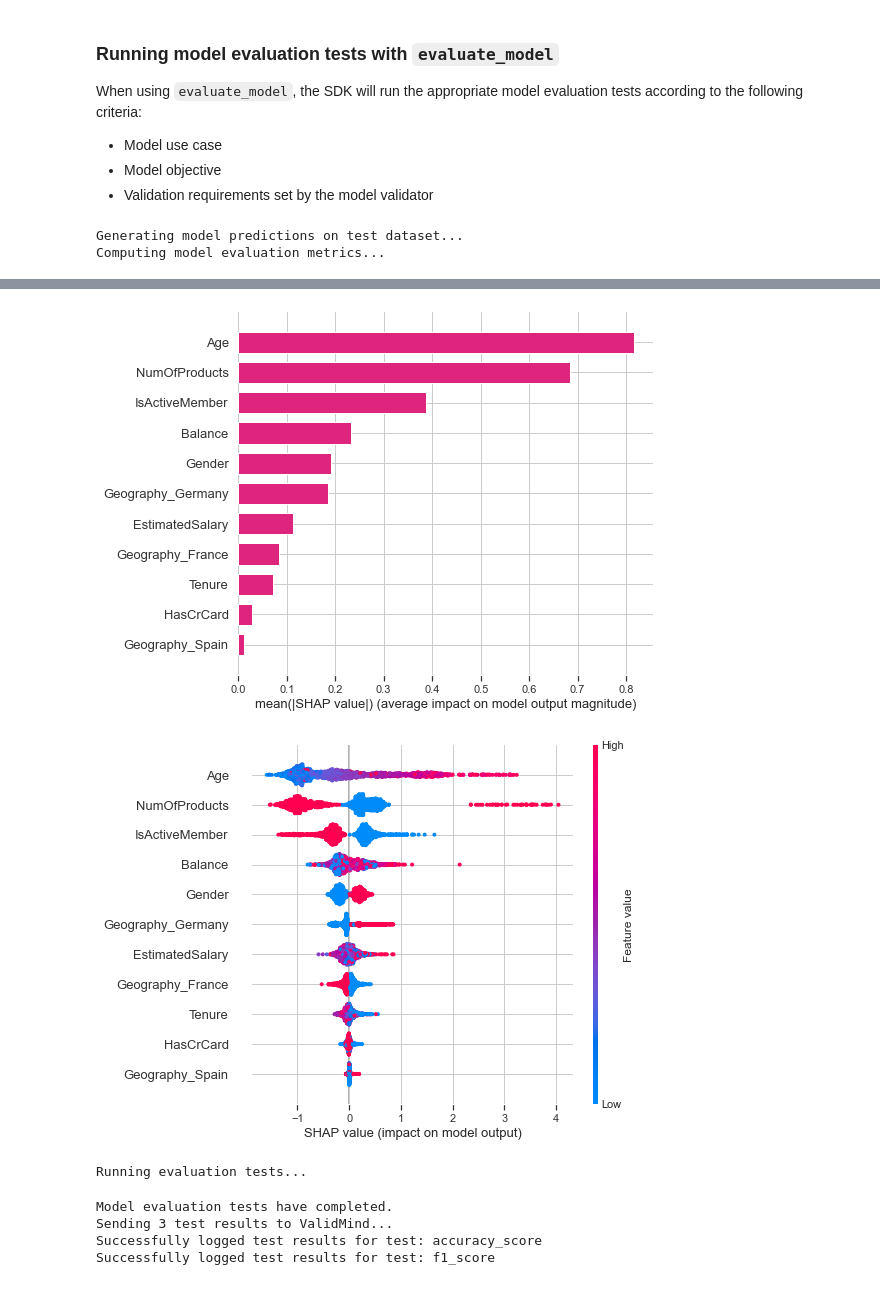
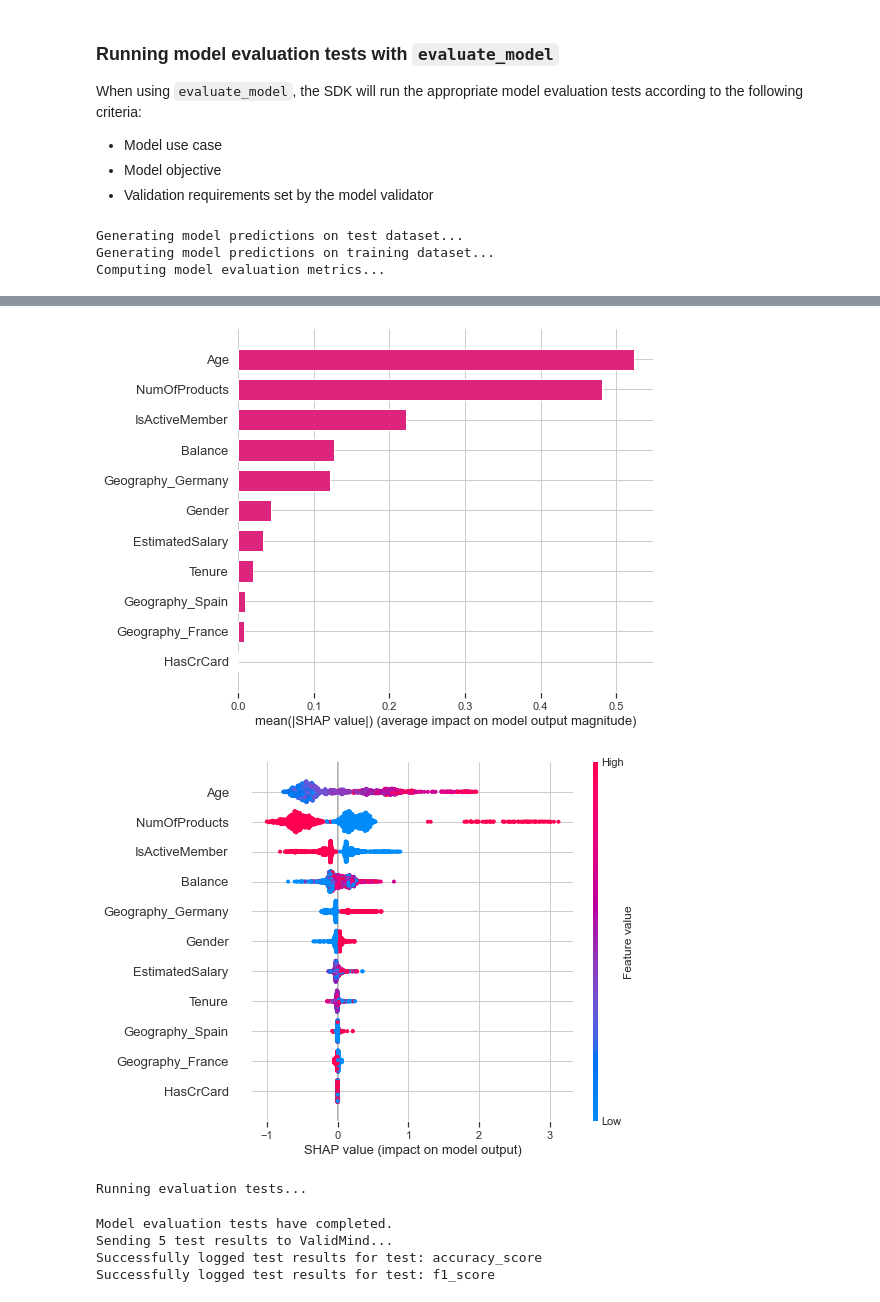
Before and after one commit to validmind/developer-framework, a Jupyter notebook: notebooks/intro.ipynb, the cells around one changed output, grey strips where cells are left out. Drawn from its saved outputs; the diff is of its cells as text; code cells hidden in the pictures.

Commit message:
Add two new train/test tests

```diff
--- a/notebooks/intro.ipynb
+++ b/notebooks/intro.ipynb
@@ -310,9 +310,10 @@ When using `evaluate_model`, the SDK will run the appropriate model evaluation t
 - Model objective
 - Validation requirements set by the model validator
 # %%
-eval_results = vm.evaluate_model(xgb_model, test_set=(x_test, y_test))
+eval_results = vm.evaluate_model(xgb_model, test_set=(x_test, y_test), train_set=(x_train, y_train))
 # %% [output]
 Generating model predictions on test dataset...
+Generating model predictions on training dataset...
 Computing model evaluation metrics...
 Sending 10 metrics results to ValidMind...
 Successfully logged evaluation metrics
@@ -336,8 +337,8 @@ Plotting model evaluation metrics...
-[figure, old version]
+[figure, new version]
-[figure, old version]
+[figure, new version]
 Running evaluation tests...
 Model evaluation tests have completed.
-Sending 3 test results to ValidMind...
+Sending 5 test results to ValidMind...
 Successfully logged test results for test: accuracy_score
 Successfully logged test results for test: f1_score
 Successfully logged test results for test: roc_auc_score
```
Also changed, not shown: parts of 3 cells of this notebook, 6 other files.
